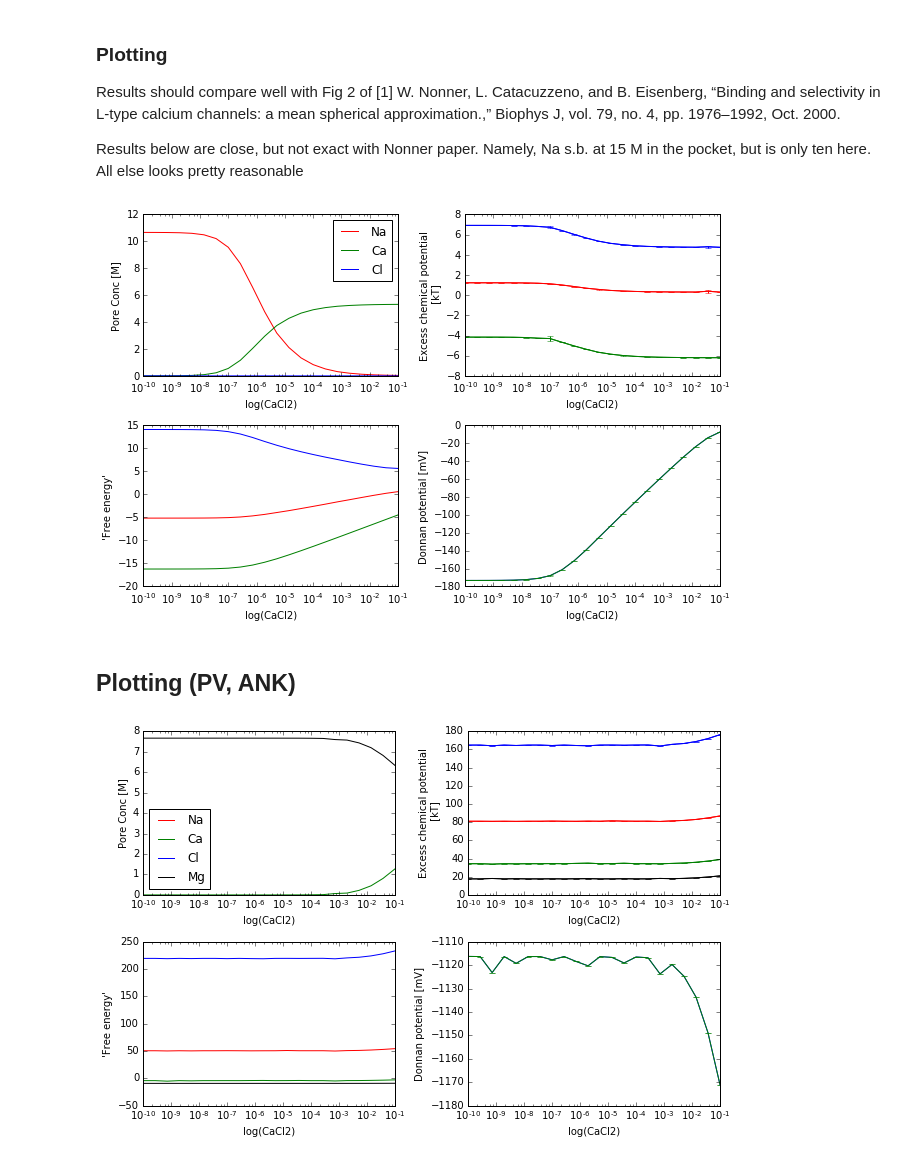
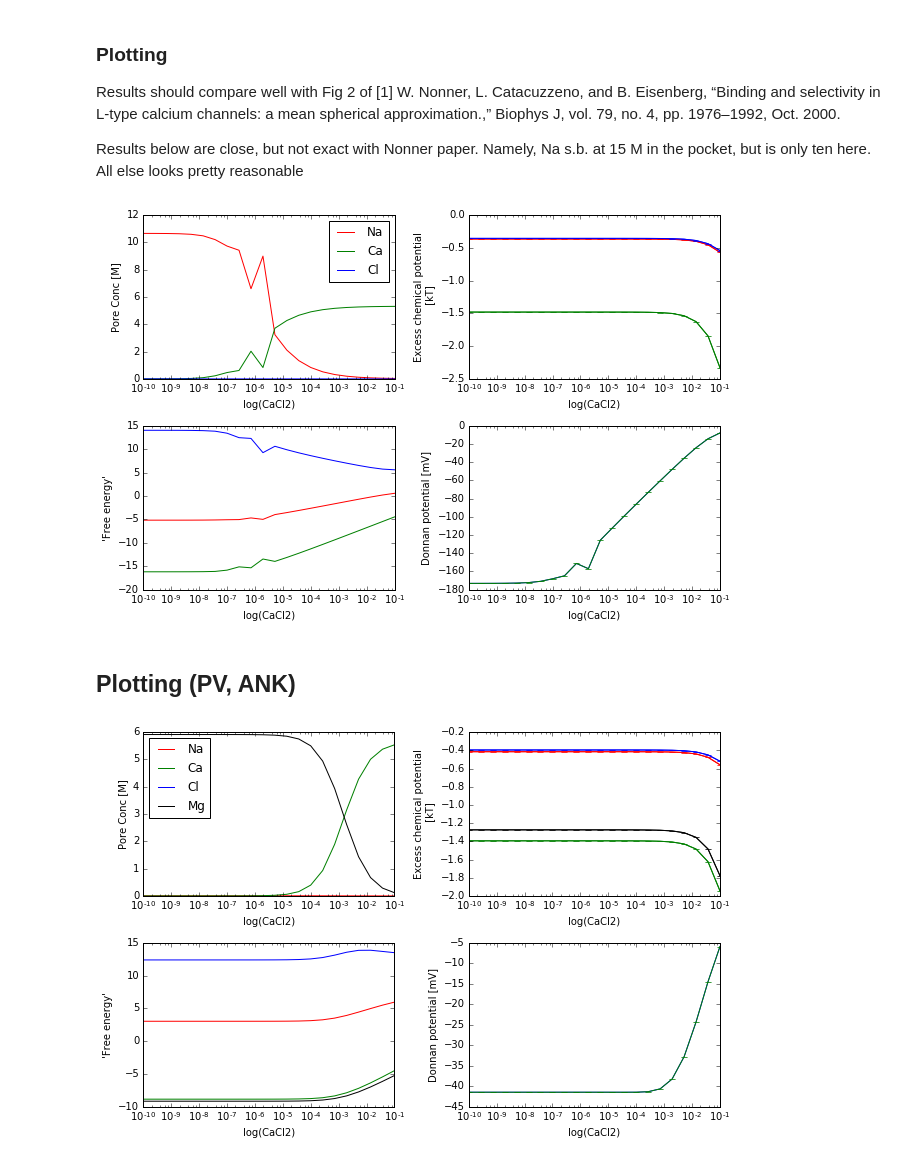
Before and after one commit to huskeypm/meansphereapproximation, a Jupyter notebook: validation.ipynb, the cells around one changed output. Drawn from its saved outputs; the diff is of its cells as text; code cells hidden in the pictures.

Commit message:
code not validated...? Not sure what is wrong here.

```diff
--- a/validation.ipynb
+++ b/validation.ipynb
@@ -38,18 +40,18 @@ msa.idxCl = 1
 msa.idxNa = 2
 msa.idxCa = 3
 msa.idxMg = 4
-msa.nOxy = 7.0
+msa.nOxy = 6.0
 msa.idxOxy = 0
 msa.cacl2 = 1e-10
 msa.indices=["O","Cl","K","Ca", "Mg"]  # ALWAYS put oxygen first
 msa.ref_conc_M = np.array([1e-200, (150.0e-3 + 1.0e-3), 150.0e-3, 1.0e-6, 1.0e-3])  # [M] order is  O, Cl, K, Ca, Mg (bath)
 msa.nIons = np.shape(msa.ref_conc_M)[0]
 #msa.zs = np.array([-0.5, -1.0, 1.0, 2.00, 2.00]) #input charges here
-msa.zs = np.array([-0.5, -1.0, 1.0, 1.77, 1.69]) #input charges here, polarizability
+msa.zs = np.array([-0.75, -1.0, 1.0, 1.77, 1.69]) #input charges here, polarizability oxys= 0.8*5 + 0.5
 #FF RADII (Li Merz)#
 msa.sigmas = np.array([0.354, 0.454, 0.353, 0.32, 0.28])
 #msa.V_i = 0.6 # nm^3
-msa.V_i = 0.309 #from 4PAL xtal struc
-msa.filter_dielectric= 10.0
+msa.V_i = 0.6 #from 4PAL xtal struc
+msa.filter_dielectric= 25.0
 
 msa.Ns = np.array([msa.nOxy, 1., 1., 1., 1.]) # Number of ions in filter (first number is fixed, others are determined by MSA)
@@ -261,8 +261,8 @@ donnanPotentialStd
 ### Write results to pickle file (so we can manipulate later)
 # %%
 import cPickle as pickle
-#pklFile = "nonner.pkl"
-pklFile = "PV_solvs_polarizability_PAL.pkl"
+pklFile = "nonner.pkl"
+#pklFile = "PV_S55D_E59D.pkl"
 # %%
 
 
@@ -322,9 +322,9 @@ plt.subplot(2,2,4)
 doPlot(results,"donnanPotential",ylabel="Donnan potential [mV]")
 
 plt.tight_layout()
-plt.gcf().savefig("valid2.png",dpi=300)
+#plt.gcf().savefig("valid2.png",dpi=300)
 # %% [output]
-[figure, old version]
+[figure, new version]
 # %% [markdown]
 ## Plotting (PV, ANK)
 # %%
@@ -357,20 +357,20 @@ def doPlot(results,key,ylabel="",legend=True):
 # %%
 import matplotlib.pylab as plt
 matplotlib.rcParams['figure.figsize'] = (9.0, 6.0)
 
 plt.subplot(2,2,1)
 doPlot(results,"rhoFilter",ylabel="Pore Conc [M]")
 
 plt.subplot(2,2,2)
 doPlot(results,"muFilter",ylabel="Excess chemical potential\n [kT]",legend=False)
 
 plt.subplot(2,2,3)
 doPlot(results,"deltaG",ylabel="'Free energy'",legend=False)
 
 plt.subplot(2,2,4)
 doPlot(results,"donnanPotential",ylabel="Donnan potential [mV]")
 
 plt.tight_layout()
-plt.gcf().savefig("PV_EF_withsolvs_withpolarizability_PAL.png",dpi=300)
+#plt.gcf().savefig("PV_EF_withsolvs_withpolarizability_PAL.png",dpi=300)
 # %% [output]
-[figure, old version]
+[figure, new version]
```
Also changed, not shown: parts of 4 cells of this notebook.
